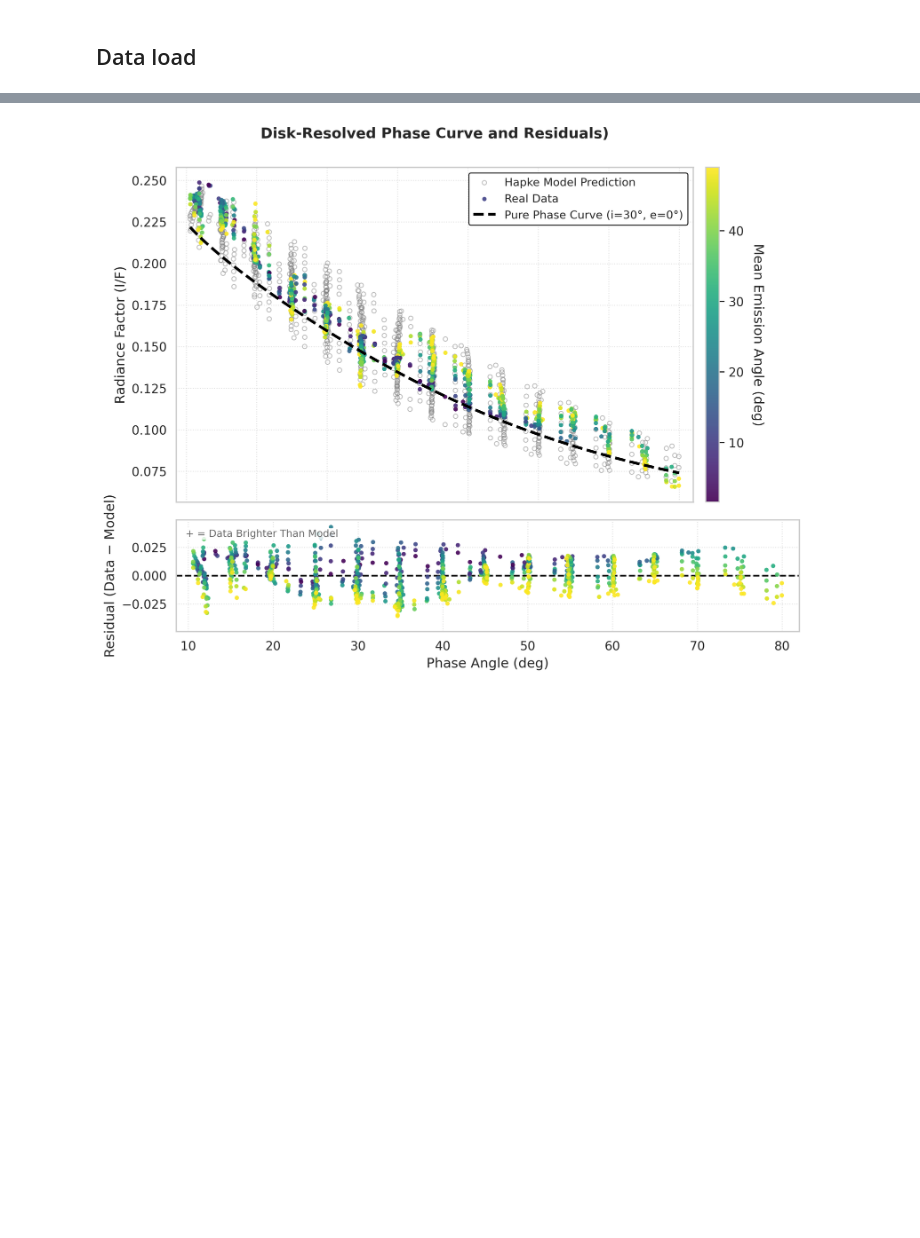
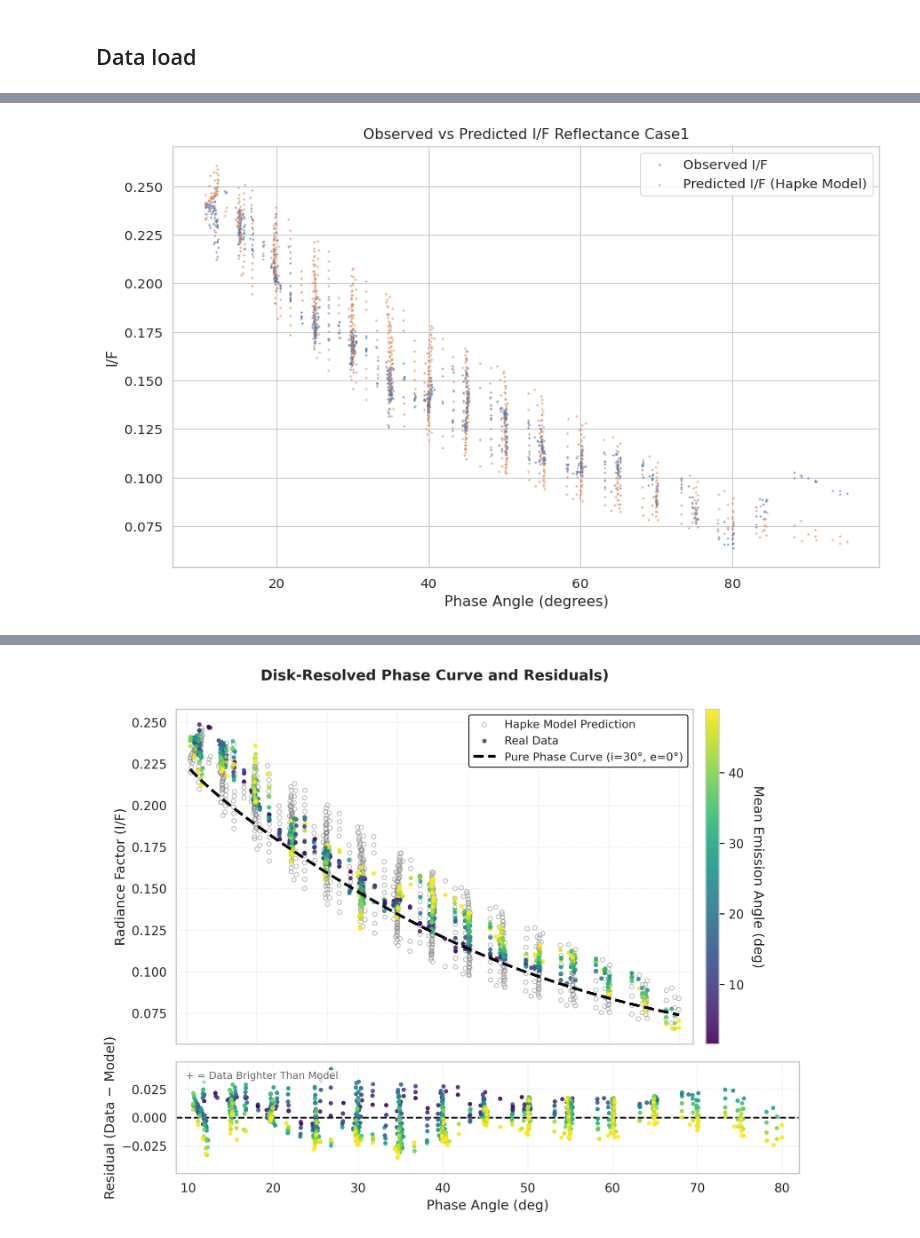
Before and after one commit to kaushikmastro/PhotometryPipeline, a Jupyter notebook: notebooks/Hapke.ipynb, the cells around one changed output, grey strips where cells are left out. Cells and saved outputs as stored; diff of their text form; code cells hidden in the pictures; blank space fills up the shorter version.

```diff
--- a/notebooks/Hapke.ipynb
+++ b/notebooks/Hapke.ipynb
@@ -384,0 +569,16 @@ for name, w in W.items():
+# %%
+predicted_iof = model_case1._reflectance_numpy(geom)
+predicted_iof = np.clip(predicted_iof, 0, None)  # Ensure no negative values
+
+
+plt.figure(figsize=(10, 6))
+plt.scatter(df["mean_phase"], obs, alpha=0.5, s=1, label="Observed I/F")
+plt.scatter(df["mean_phase"], predicted_iof, alpha=0.5, s=1, label="Predicted I/F (Hapke Model)")
+plt.title("Observed vs Predicted I/F Reflectance Case1")
+plt.xlabel("Phase Angle (degrees)")
+plt.ylabel("I/F")
+plt.legend()
+plt.grid(True)
+plt.show()
+# %% [output]
+[figure, added]
```
Also changed, not shown: parts of 27 cells of this notebook.
